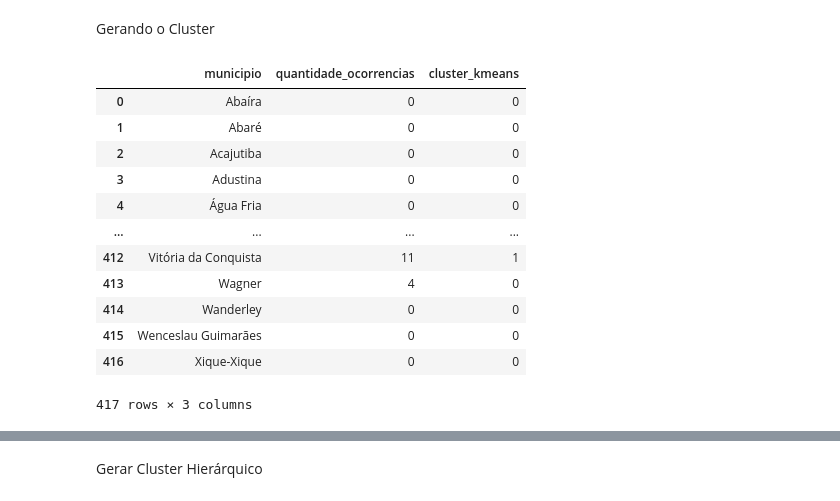
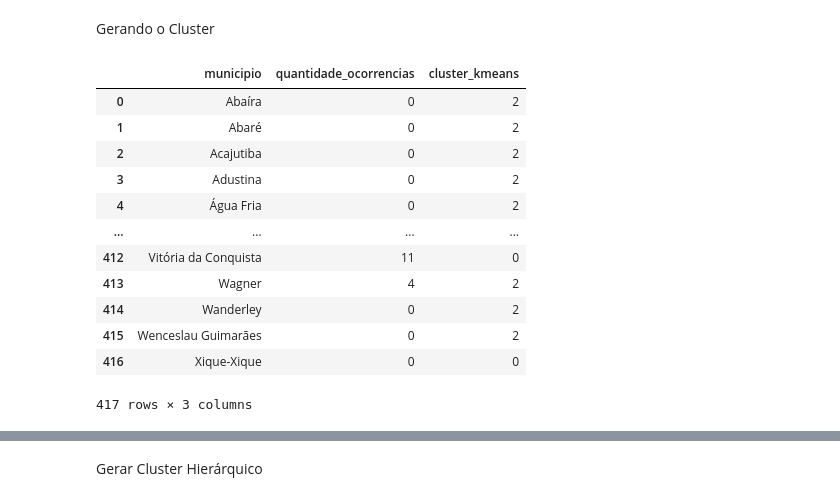
Before and after one commit to teosantana/statsmodels, a Jupyter notebook: Cluster_News_PF.ipynb, the cells around one changed output, grey strips where cells are left out. Cells and saved outputs as stored; diff of their text form; code cells hidden in the pictures.

```diff
--- a/Cluster_News_PF.ipynb
+++ b/Cluster_News_PF.ipynb
@@ -468,34 +468,34 @@ Gerando o Cluster
 # %%
 #%% Cluster Não Hierárquico K-means
 
 # Vamos considerar 2 clusters, considerando as evidências anteriores!
 
-kmeans_final = KMeans(n_clusters = 2, init = 'random', random_state=100).fit(df_cluster)
+kmeans_final = KMeans(n_clusters = 3, init = 'random', random_state=100).fit(df_cluster)
 
 # Gerando a variável para identificarmos os clusters gerados
 
 PF_cluster = kmeans_final.labels_
 
 df_cluster['cluster_kmeans'] = PF_cluster
 df_PF['cluster_kmeans'] = PF_cluster
 
 df_cluster['cluster_kmeans'] = df_cluster['cluster_kmeans'].astype('int64')
 df_PF['cluster_kmeans'] = df_PF['cluster_kmeans'].astype('int64')
 
 #df_cluster
 df_PF[['municipio','quantidade_ocorrencias','cluster_kmeans']]
 # %% [output]
 |  | municipio | quantidade_ocorrencias | cluster_kmeans |
-| 0 | Abaíra | 0 | 0 |
-| 1 | Abaré | 0 | 0 |
-| 2 | Acajutiba | 0 | 0 |
-| 3 | Adustina | 0 | 0 |
-| 4 | Água Fria | 0 | 0 |
+| 0 | Abaíra | 0 | 2 |
+| 1 | Abaré | 0 | 2 |
+| 2 | Acajutiba | 0 | 2 |
+| 3 | Adustina | 0 | 2 |
+| 4 | Água Fria | 0 | 2 |
 | ... | ... | ... | ... |
-| 412 | Vitória da Conquista | 11 | 1 |
-| 413 | Wagner | 4 | 0 |
-| 414 | Wanderley | 0 | 0 |
-| 415 | Wenceslau Guimarães | 0 | 0 |
+| 412 | Vitória da Conquista | 11 | 0 |
+| 413 | Wagner | 4 | 2 |
+| 414 | Wanderley | 0 | 2 |
+| 415 | Wenceslau Guimarães | 0 | 2 |
 | 416 | Xique-Xique | 0 | 0 |
 417 rows × 3 columns
 # %%
```
Also changed, not shown: parts of 4 cells of this notebook.
